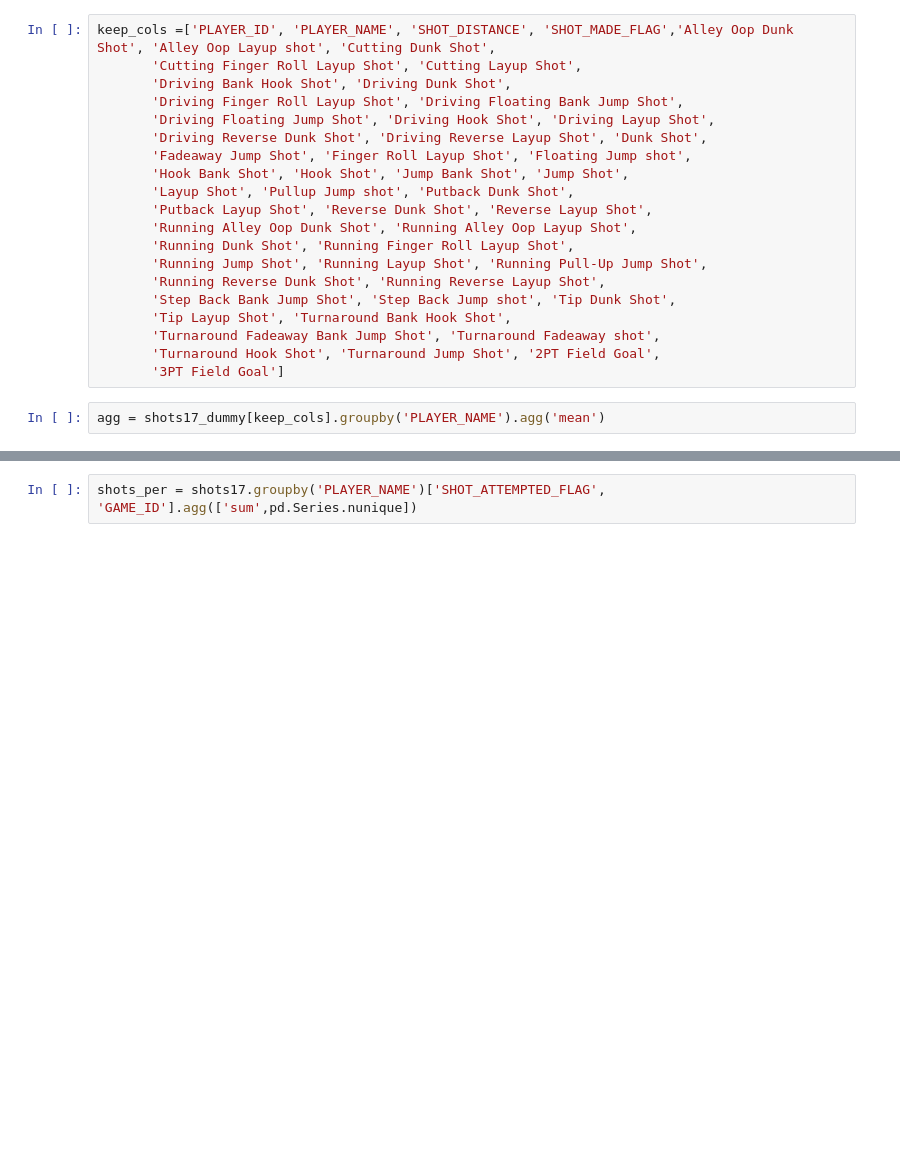
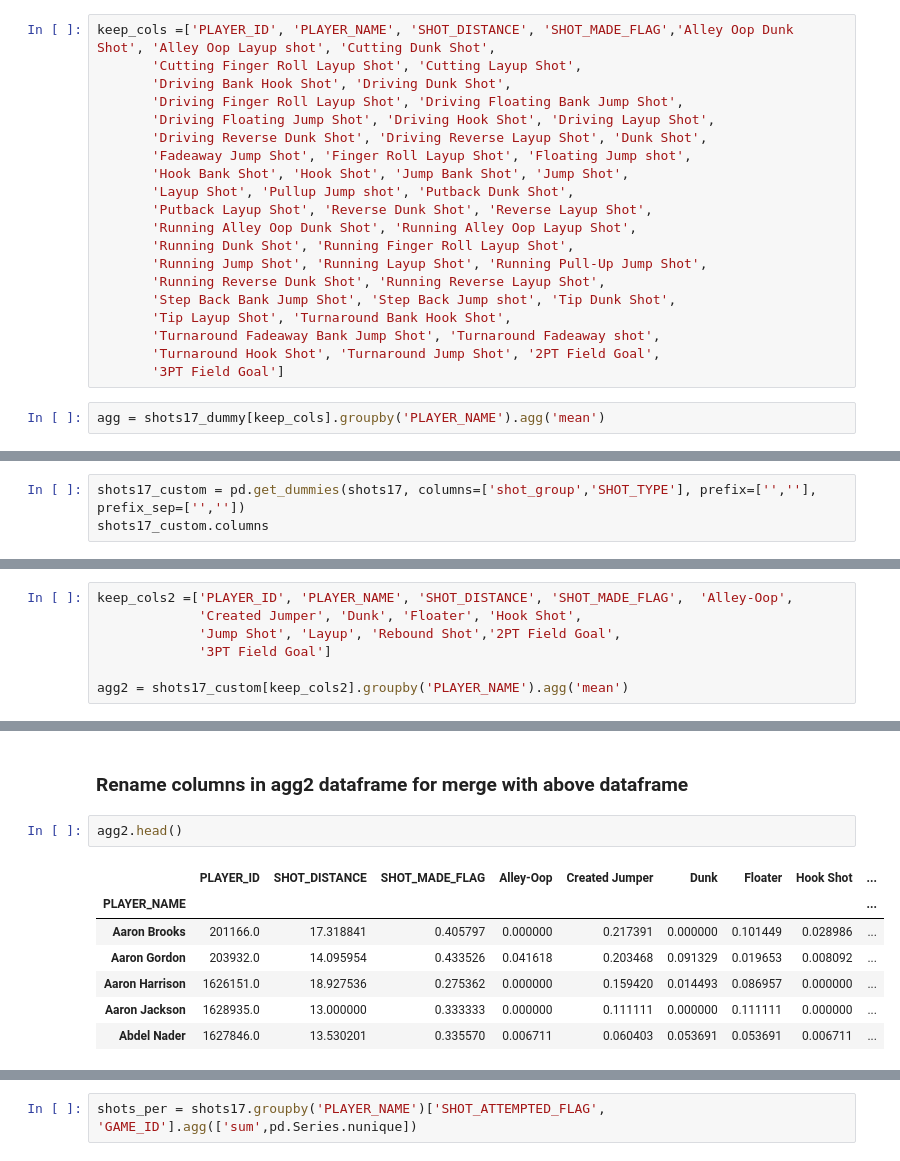
Before and after one commit to jcohen312/nba_points, a Jupyter notebook: shot_charts.ipynb, the cells around one changed output, grey strips where cells are left out. Cells and saved outputs as stored; diff of their text form; blank space fills up the shorter version.

```diff
--- a/shot_charts.ipynb
+++ b/shot_charts.ipynb
@@ -245,0 +292,3 @@ agg = shots17_dummy[keep_cols].groupby('PLAYER_NAME').agg('mean')
+# %%
+shots17_custom = pd.get_dummies(shots17, columns=['shot_group','SHOT_TYPE'], prefix=['',''], prefix_sep=['',''])
+shots17_custom.columns
@@ -245,0 +307,7 @@ agg = shots17_dummy[keep_cols].groupby('PLAYER_NAME').agg('mean')
+# %%
+keep_cols2 =['PLAYER_ID', 'PLAYER_NAME', 'SHOT_DISTANCE', 'SHOT_MADE_FLAG',  'Alley-Oop',
+             'Created Jumper', 'Dunk', 'Floater', 'Hook Shot',
+             'Jump Shot', 'Layup', 'Rebound Shot','2PT Field Goal',
+             '3PT Field Goal']
+
+agg2 = shots17_custom[keep_cols2].groupby('PLAYER_NAME').agg('mean')
@@ -245,0 +402,12 @@ agg = shots17_dummy[keep_cols].groupby('PLAYER_NAME').agg('mean')
+# %% [markdown]
+### Rename columns in agg2 dataframe for merge with above dataframe
+# %%
+agg2.head()
+# %% [output]
+|  | PLAYER_ID | SHOT_DISTANCE | SHOT_MADE_FLAG | Alley-Oop | Created Jumper | Dunk | Floater | Hook Shot | ... |
+| PLAYER_NAME |  |  |  |  |  |  |  |  | ... |
+| Aaron Brooks | 201166.0 | 17.318841 | 0.405797 | 0.000000 | 0.217391 | 0.000000 | 0.101449 | 0.028986 | ... |
+| Aaron Gordon | 203932.0 | 14.095954 | 0.433526 | 0.041618 | 0.203468 | 0.091329 | 0.019653 | 0.008092 | ... |
+| Aaron Harrison | 1626151.0 | 18.927536 | 0.275362 | 0.000000 | 0.159420 | 0.014493 | 0.086957 | 0.000000 | ... |
+| Aaron Jackson | 1628935.0 | 13.000000 | 0.333333 | 0.000000 | 0.111111 | 0.000000 | 0.111111 | 0.000000 | ... |
+| Abdel Nader | 1627846.0 | 13.530201 | 0.335570 | 0.006711 | 0.060403 | 0.053691 | 0.053691 | 0.006711 | ... |
```
Also changed, not shown: parts of 41 cells of this notebook, 1 other file.
